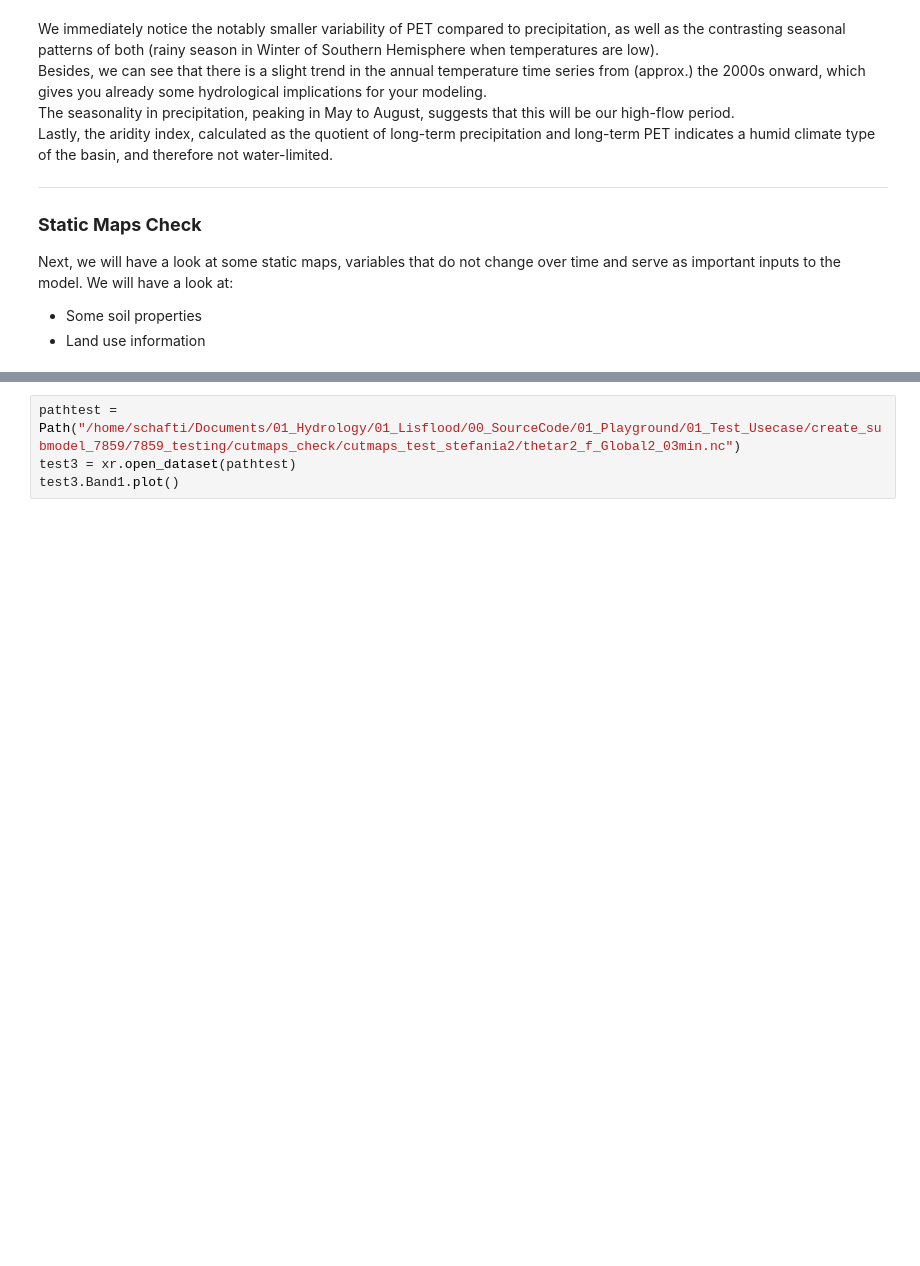
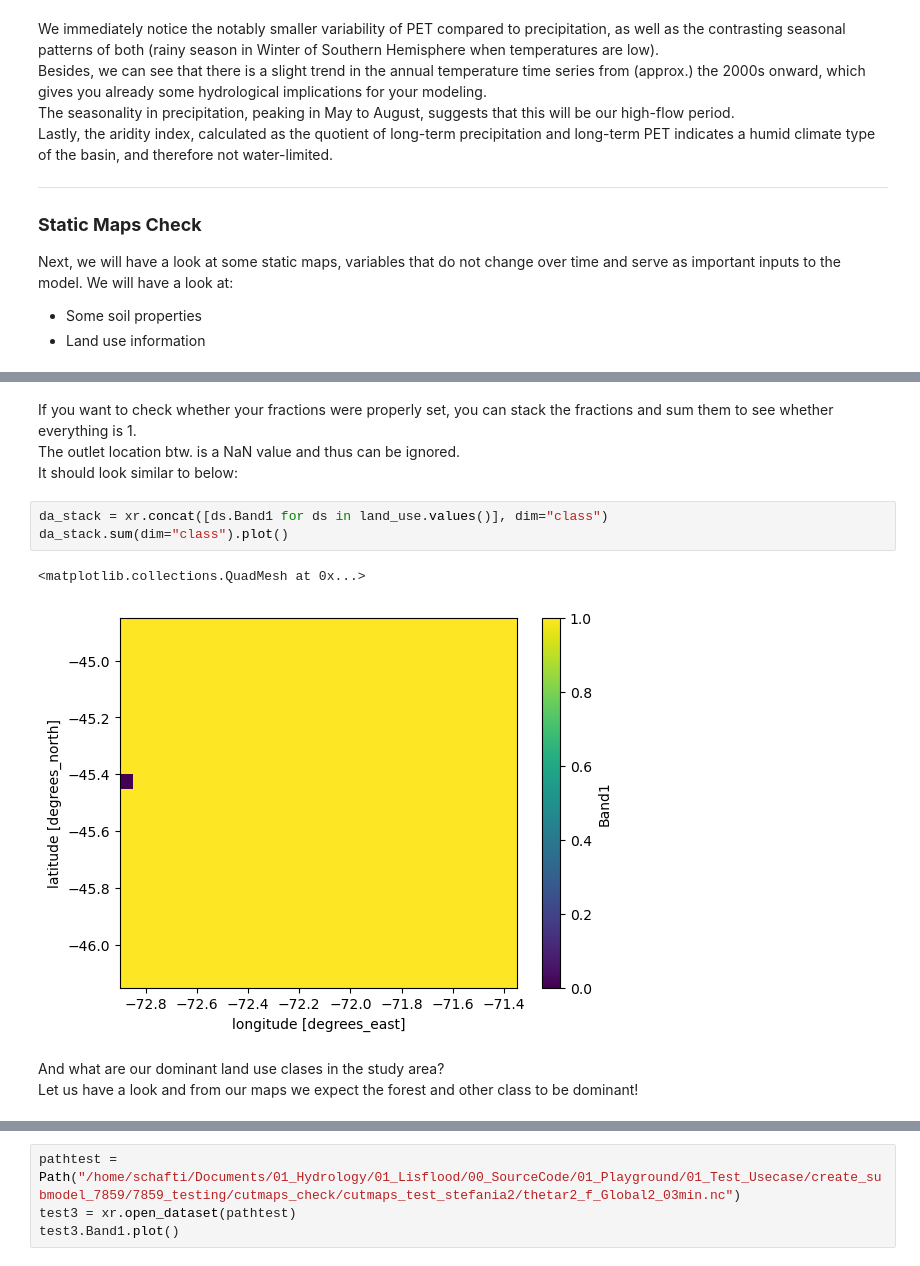
Before and after one commit to fuchsiger/lisflood_usecase_aisen, a Jupyter notebook: docs/0_Catchment.ipynb, the cells around one changed output, grey strips where cells are left out. Saved outputs shown, nothing was run; the diff lists cells and outputs as text; blank space fills up the shorter version.

```diff
--- a/docs/0_Catchment.ipynb
+++ b/docs/0_Catchment.ipynb
@@ -197,0 +413,13 @@ We will have a look at:
+# %% [markdown]
+If you want to check whether your fractions were properly set, you can stack the fractions and sum them to see whether everything is 1.<br>
+The outlet location btw. is a NaN value and thus can be ignored. <br>
+It should look similar to below:
+# %%
+da_stack = xr.concat([ds.Band1 for ds in land_use.values()], dim="class")
+da_stack.sum(dim="class").plot()
+# %% [output]
+<matplotlib.collections.QuadMesh at 0x...>
+[figure, added]
+# %% [markdown]
+And what are our dominant land use clases in the study area? <br>
+Let us have a look and from our maps we expect the forest and other class to be dominant!
```
Also changed, not shown: parts of 7 cells of this notebook.
